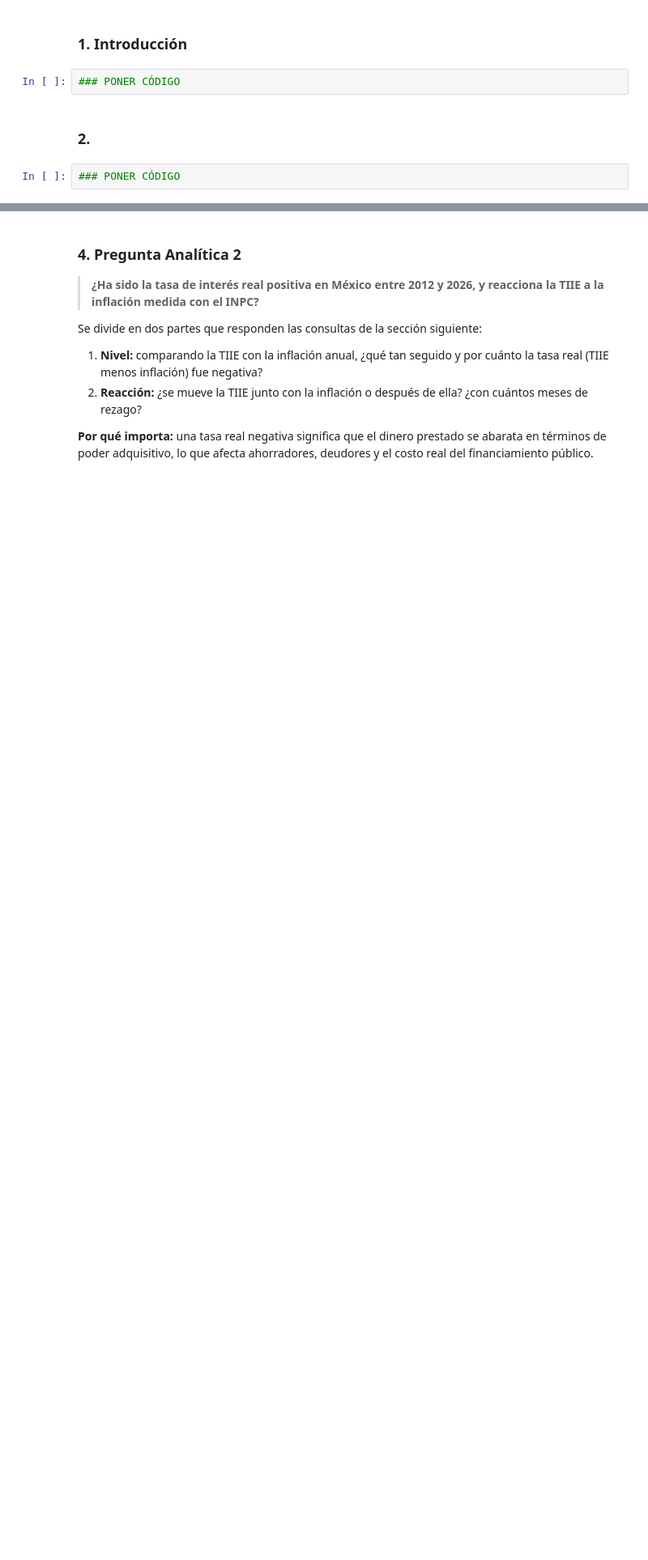
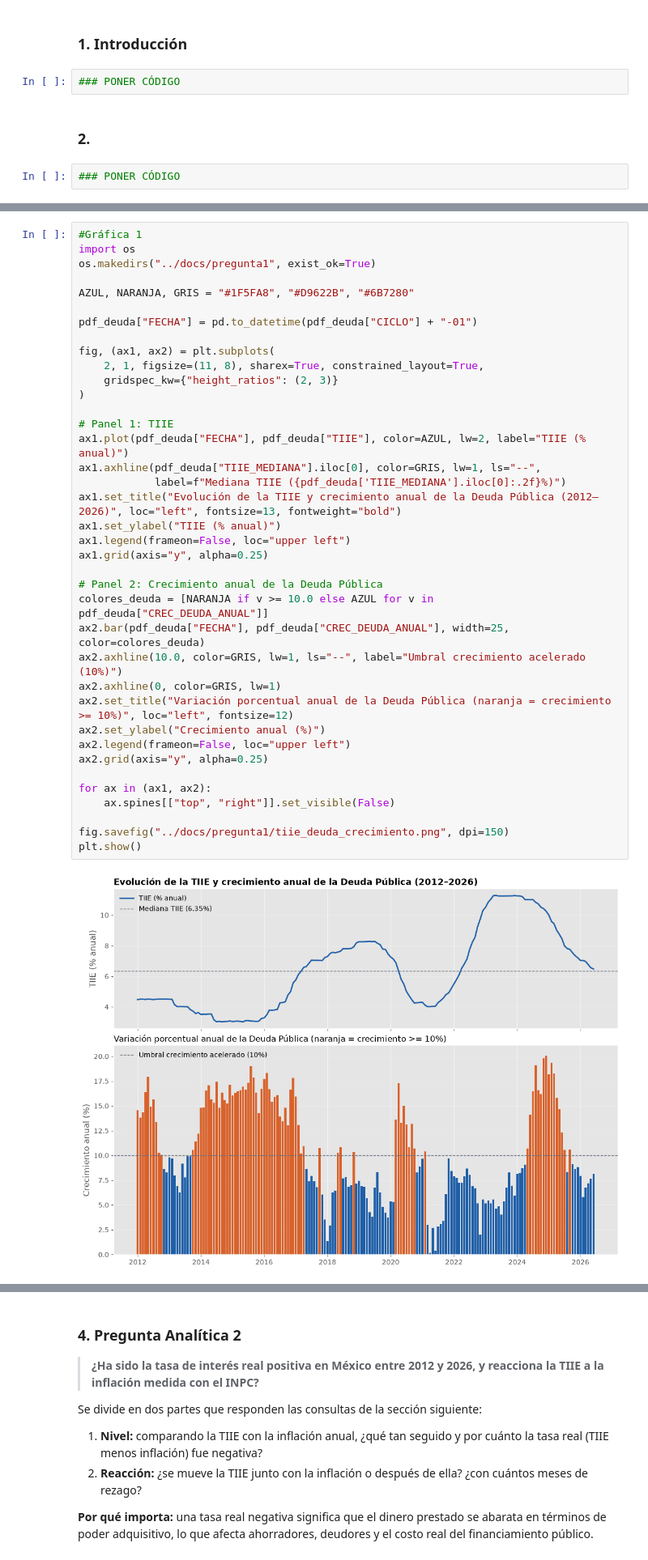
Before and after one commit to mauriciozimag/PyEconGDL, a Jupyter notebook: notebooks/reporte_de_proyecto.ipynb, the cells around one changed output, grey strips where cells are left out. Shown at 81% size. Drawn from its saved outputs; the diff is of its cells as text; blank space fills up the shorter version.

Commit message:
Agregar Pregunta Analítica 1 (Deuda Pública y TIIE), evidencias gráficas y detalles de edición del reporte

```diff
--- a/notebooks/reporte_de_proyecto.ipynb
+++ b/notebooks/reporte_de_proyecto.ipynb
@@ -42,0 +330,40 @@ PARQUET_PATH = Path("../data/processed/NOMBRE_DEL_ARCHIVO.parquet")  # TODO: cam
+# %%
+#Gráfica 1
+import os
+os.makedirs("../docs/pregunta1", exist_ok=True)
+
+AZUL, NARANJA, GRIS = "#1F5FA8", "#D9622B", "#6B7280"
+
+pdf_deuda["FECHA"] = pd.to_datetime(pdf_deuda["CICLO"] + "-01")
+
+fig, (ax1, ax2) = plt.subplots(
+    2, 1, figsize=(11, 8), sharex=True, constrained_layout=True,
+    gridspec_kw={"height_ratios": (2, 3)}
+)
+
+# Panel 1: TIIE
+ax1.plot(pdf_deuda["FECHA"], pdf_deuda["TIIE"], color=AZUL, lw=2, label="TIIE (% anual)")
+ax1.axhline(pdf_deuda["TIIE_MEDIANA"].iloc[0], color=GRIS, lw=1, ls="--",
+            label=f"Mediana TIIE ({pdf_deuda['TIIE_MEDIANA'].iloc[0]:.2f}%)")
+ax1.set_title("Evolución de la TIIE y crecimiento anual de la Deuda Pública (2012–2026)", loc="left", fontsize=13, fontweight="bold")
+ax1.set_ylabel("TIIE (% anual)")
+ax1.legend(frameon=False, loc="upper left")
+ax1.grid(axis="y", alpha=0.25)
+
+# Panel 2: Crecimiento anual de la Deuda Pública
+colores_deuda = [NARANJA if v >= 10.0 else AZUL for v in pdf_deuda["CREC_DEUDA_ANUAL"]]
+ax2.bar(pdf_deuda["FECHA"], pdf_deuda["CREC_DEUDA_ANUAL"], width=25, color=colores_deuda)
+ax2.axhline(10.0, color=GRIS, lw=1, ls="--", label="Umbral crecimiento acelerado (10%)")
+ax2.axhline(0, color=GRIS, lw=1)
+ax2.set_title("Variación porcentual anual de la Deuda Pública (naranja = crecimiento >= 10%)", loc="left", fontsize=12)
+ax2.set_ylabel("Crecimiento anual (%)")
+ax2.legend(frameon=False, loc="upper left")
+ax2.grid(axis="y", alpha=0.25)
+
+for ax in (ax1, ax2):
+    ax.spines[["top", "right"]].set_visible(False)
+
+fig.savefig("../docs/pregunta1/tiie_deuda_crecimiento.png", dpi=150)
+plt.show()
+# %% [output]
+[figure, added]
```
Also changed, not shown: parts of 32 cells of this notebook, 2 other files.
